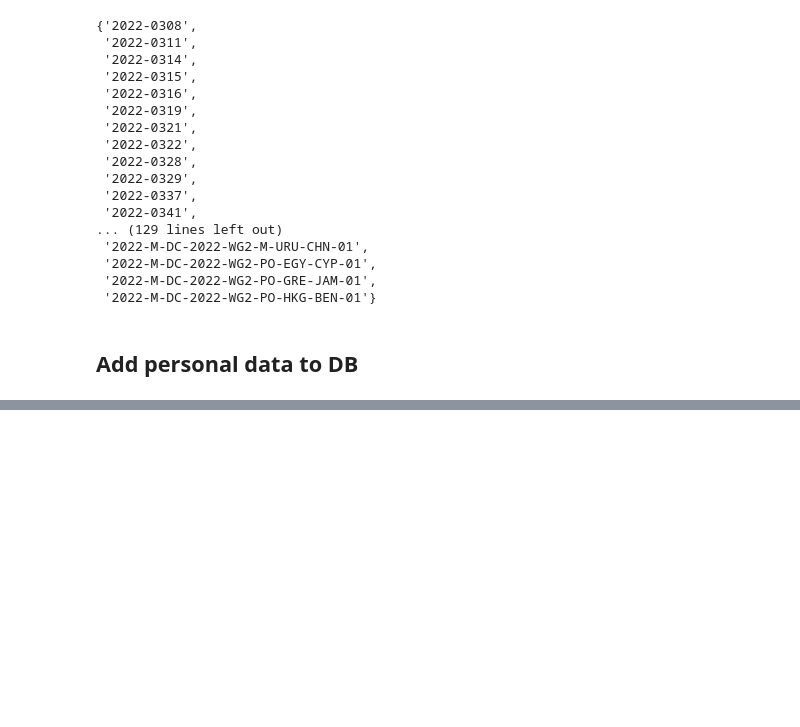
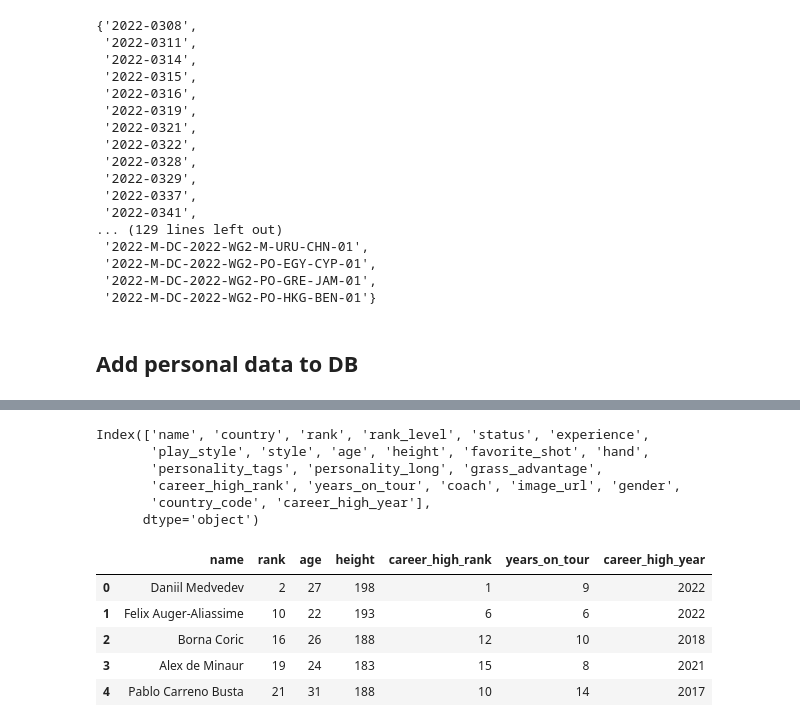
Before and after one commit to AsafKed/tennis-router, a Jupyter notebook: backend/test.ipynb, the cells around one changed output, grey strips where cells are left out. Drawn from its saved outputs; the diff is of its cells as text; code cells hidden in the pictures; blank space fills up the shorter version.

```diff
--- a/backend/test.ipynb
+++ b/backend/test.ipynb
@@ -247,0 +290,23 @@ editor.upload_players_with_personal_data()
+# %%
+# Turn the list of players into a dataframe
+import pandas as pd
+players_df = pd.DataFrame(players)
+players_df.columns
+# %% [output]
+Index(['name', 'country', 'rank', 'rank_level', 'status', 'experience',
+       'play_style', 'style', 'age', 'height', 'favorite_shot', 'hand',
+       'personality_tags', 'personality_long', 'grass_advantage',
+       'career_high_rank', 'years_on_tour', 'coach', 'image_url', 'gender',
+       'country_code', 'career_high_year'],
+      dtype='object')
+# %%
+# Keep name, rank, age, height, career_high_rank, years_on_tour, career high year
+players_df = players_df[['name', 'rank', 'age', 'height', 'career_high_rank', 'years_on_tour', 'career_high_year']]
+players_df.head()
+# %% [output]
+|  | name | rank | age | height | career_high_rank | years_on_tour | career_high_year |
+| 0 | Daniil Medvedev | 2 | 27 | 198 | 1 | 9 | 2022 |
+| 1 | Felix Auger-Aliassime | 10 | 22 | 193 | 6 | 6 | 2022 |
+| 2 | Borna Coric | 16 | 26 | 188 | 12 | 10 | 2018 |
+| 3 | Alex de Minaur | 19 | 24 | 183 | 15 | 8 | 2021 |
+| 4 | Pablo Carreno Busta | 21 | 31 | 188 | 10 | 14 | 2017 |
```
Also changed, not shown: parts of 4 cells of this notebook, 4 other files.
